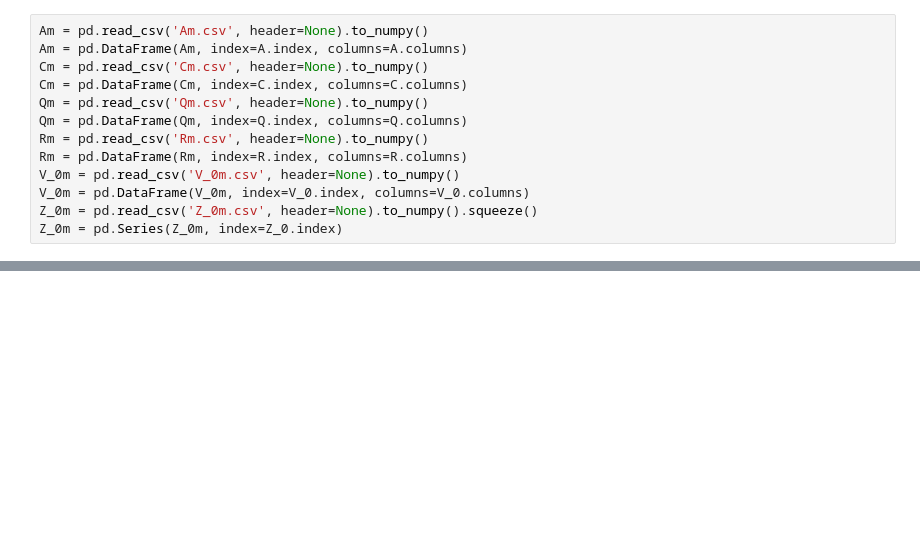
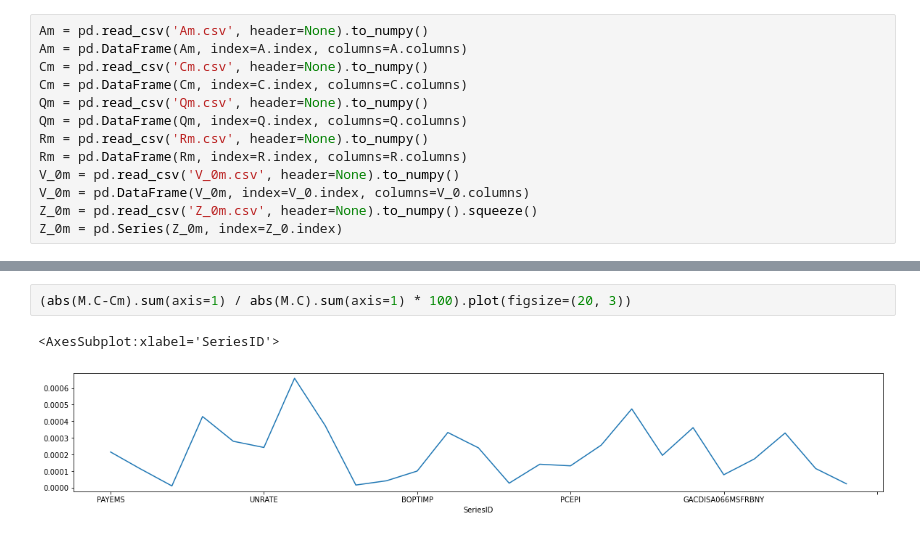
Before and after one commit to hyunchangyi/nowcasting, a Jupyter notebook: nowcasting.ipynb, the cells around one changed output, grey strips where cells are left out. Cells and saved outputs as stored; diff of their text form; blank space fills up the shorter version.

```diff
--- a/nowcasting.ipynb
+++ b/nowcasting.ipynb
@@ -1831,0 +1862,5 @@ ZmM, ZmUM, VmM, VmUM, loglikM, k_tM = SKF(y.to_numpy(), Am.to_numpy(), Cm.to_num
+# %%
+(abs(M.C-Cm).sum(axis=1) / abs(M.C).sum(axis=1) * 100).plot(figsize=(20, 3))
+# %% [output]
+<AxesSubplot:xlabel='SeriesID'>
+[figure, added]
```
Also changed, not shown: parts of 107 cells of this notebook, 35 other files.
